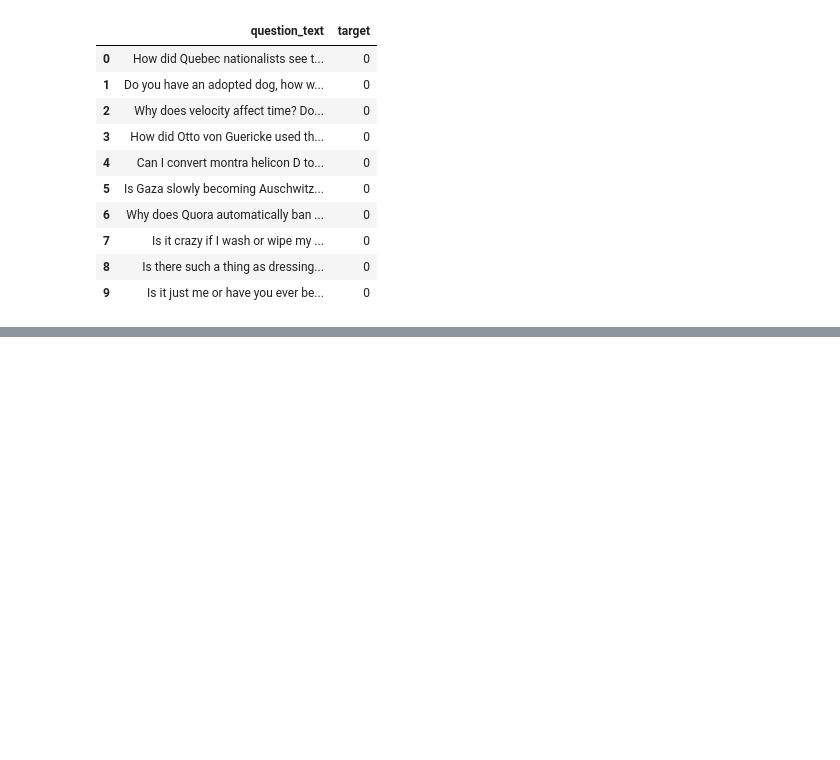
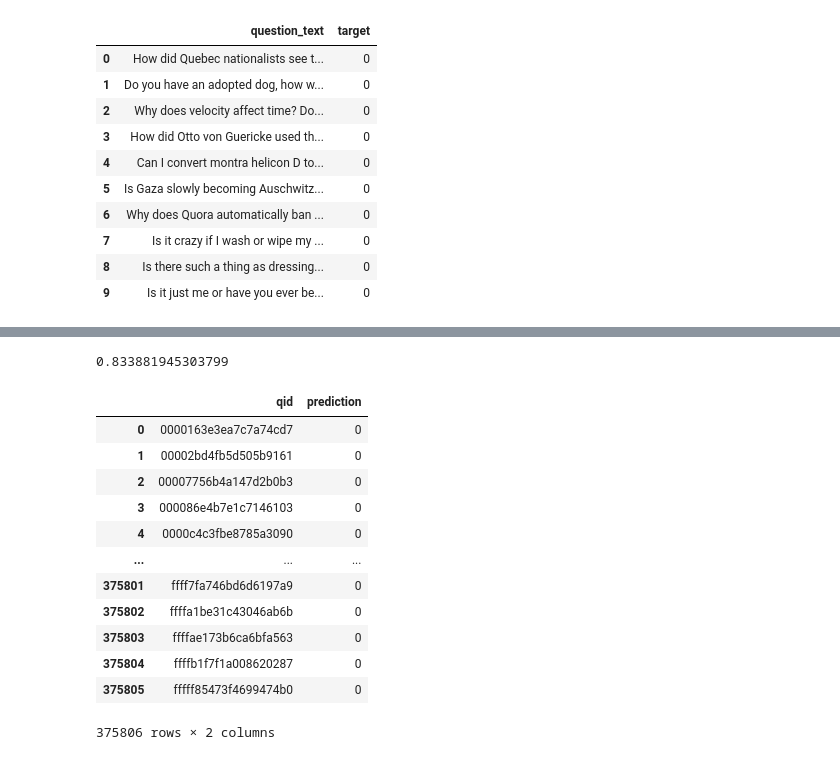
Before and after one commit to bhavyajaiswal27/Clustering, a Jupyter notebook: 1st-kaggle-notebook.ipynb, the cells around one changed output, grey strips where cells are left out. Drawn from its saved outputs; the diff is of its cells as text; code cells hidden in the pictures; blank space fills up the shorter version.

```diff
--- a/1st-kaggle-notebook.ipynb
+++ b/1st-kaggle-notebook.ipynb
@@ -87,0 +129,10 @@ NameError: name 'TfidVectorizer' is not defined
+# %%
+model = xgb.XGBClassifier(
+    objective="binary:logistic",
+    eval_metric="logloss",
+    use_label_encoder=False,
+    n_jobs=-1,
+    random_state=42
+)
+# %%
+model.fit(xtrain, ytrain)
@@ -87,0 +151,37 @@ NameError: name 'TfidVectorizer' is not defined
+# %%
+from sklearn.metrics import accuracy_score, confusion_matrix, roc_auc_score, roc_curve
+import seaborn as sns
+
+ypred=model.predict(xval)
+ypredproba = model.predict_proba(xval)[:,1]
+
+accuracy_score(yval, ypred)
+# %% [output]
+0.833881945303799
+# %%
+test_tfidf = vectorizer.fit_transform(xtesti)
+
+def submit():
+    submission = xtest[['qid']].copy()  # Use original DataFrame here
+    prediction = model.predict_proba(test_tfidf)[:, 1]
+    pred = (prediction > 0.5).astype(int)
+    submission['prediction'] = pred
+    submission.to_csv('submission.csv', index=False)
+    return submission
+
+
+submit()
+# %% [output]
+|  | qid | prediction |
+| 0 | 0000163e3ea7c7a74cd7 | 0 |
+| 1 | 00002bd4fb5d505b9161 | 0 |
+| 2 | 00007756b4a147d2b0b3 | 0 |
+| 3 | 000086e4b7e1c7146103 | 0 |
+| 4 | 0000c4c3fbe8785a3090 | 0 |
+| ... | ... | ... |
+| 375801 | ffff7fa746bd6d6197a9 | 0 |
+| 375802 | ffffa1be31c43046ab6b | 0 |
+| 375803 | ffffae173b6ca6bfa563 | 0 |
+| 375804 | ffffb1f7f1a008620287 | 0 |
+| 375805 | fffff85473f4699474b0 | 0 |
+375806 rows × 2 columns
```
Also changed, not shown: parts of 10 cells of this notebook.
